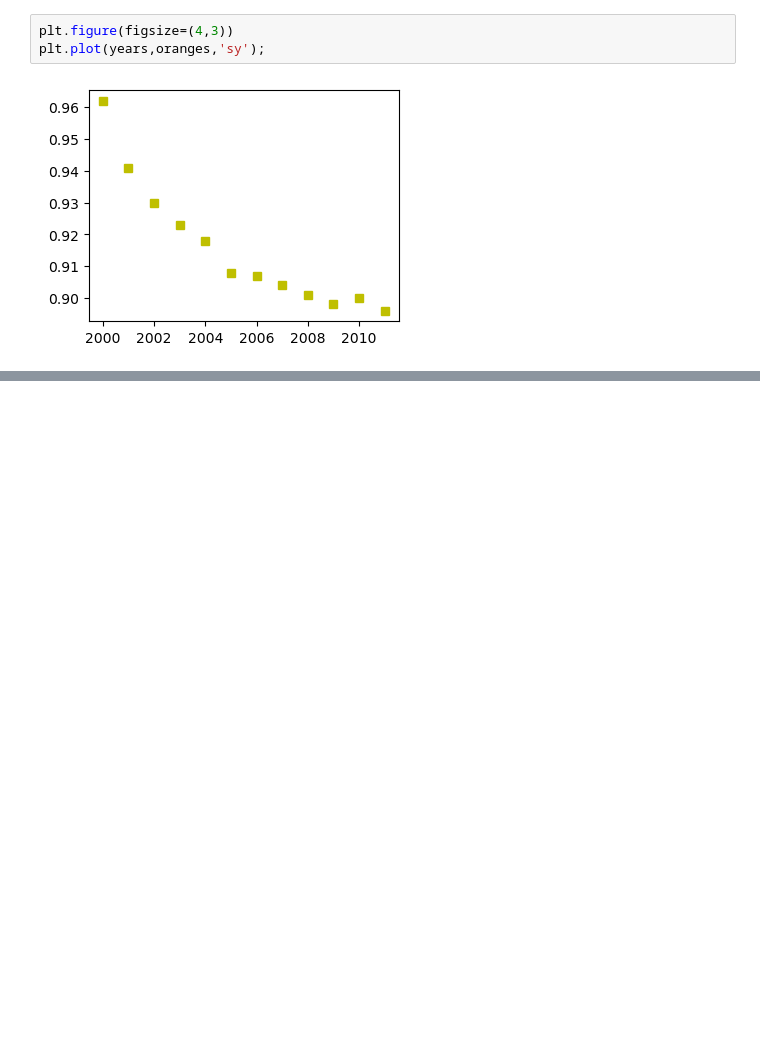
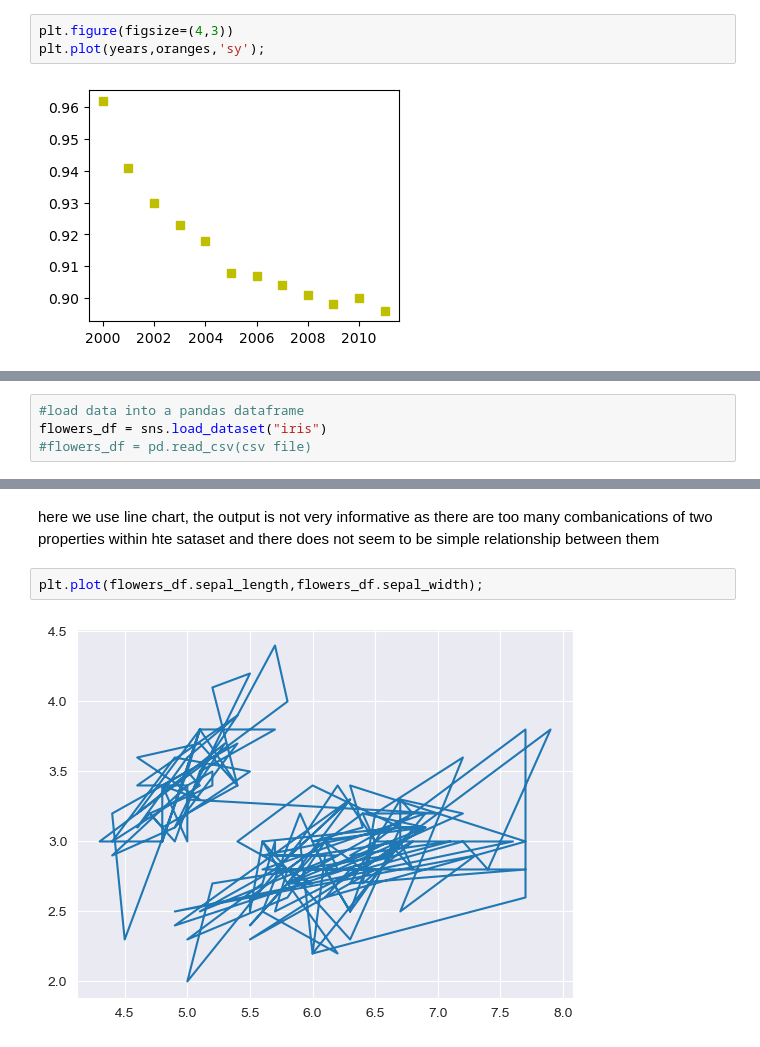
Before and after one commit to IshitaPathak/Data-Analysis, a Jupyter notebook: Untitled.ipynb, the cells around one changed output, grey strips where cells are left out. Drawn from its saved outputs; the diff is of its cells as text; blank space fills up the shorter version.

```diff
--- a/Untitled.ipynb
+++ b/Untitled.ipynb
@@ -145,0 +167,4 @@ plt.plot(years,oranges,'sy');
+# %%
+#load data into a pandas dataframe
+flowers_df = sns.load_dataset("iris")
+#flowers_df = pd.read_csv(csv file)
@@ -145,0 +206,6 @@ plt.plot(years,oranges,'sy');
+# %% [markdown]
+here we use line chart, the output is not very informative as there are too many combanications of two properties within hte sataset and there does not seem to be simple relationship between them
+# %%
+plt.plot(flowers_df.sepal_length,flowers_df.sepal_width);
+# %% [output]
+[figure, added]
```
Also changed, not shown: parts of 13 cells of this notebook, 1 other file.
